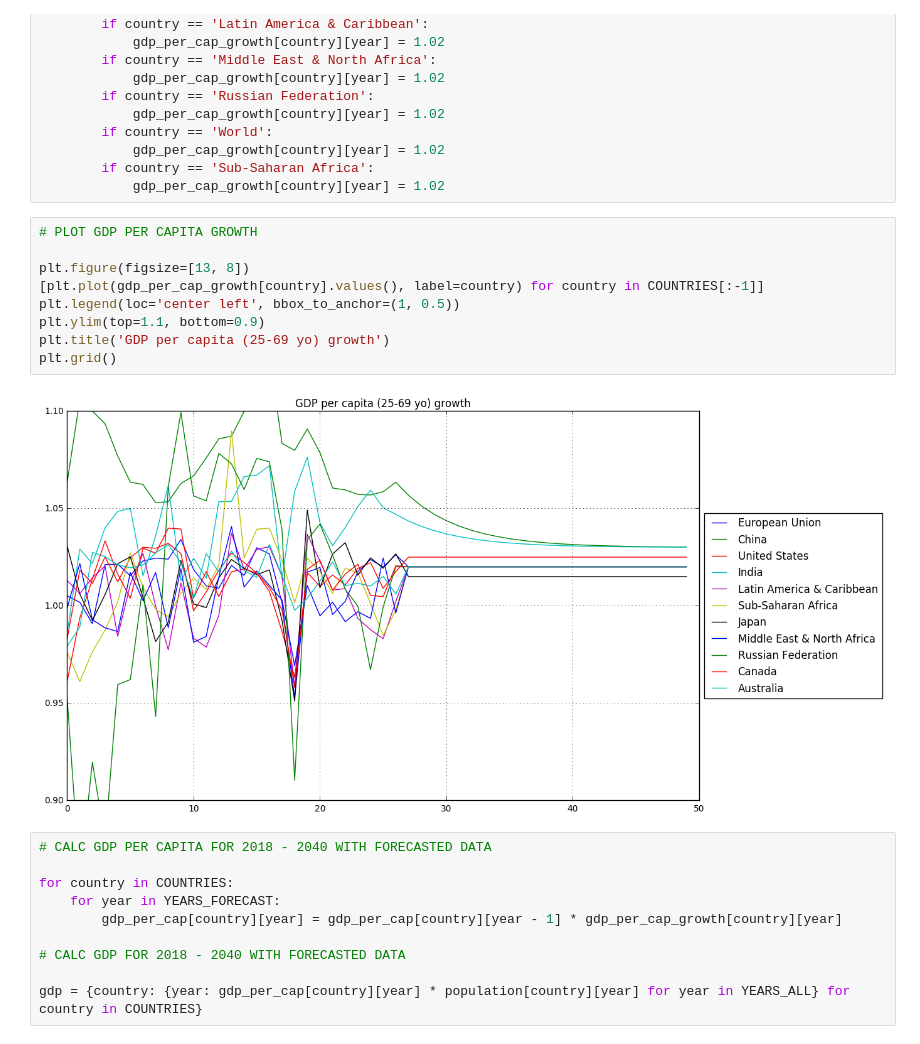
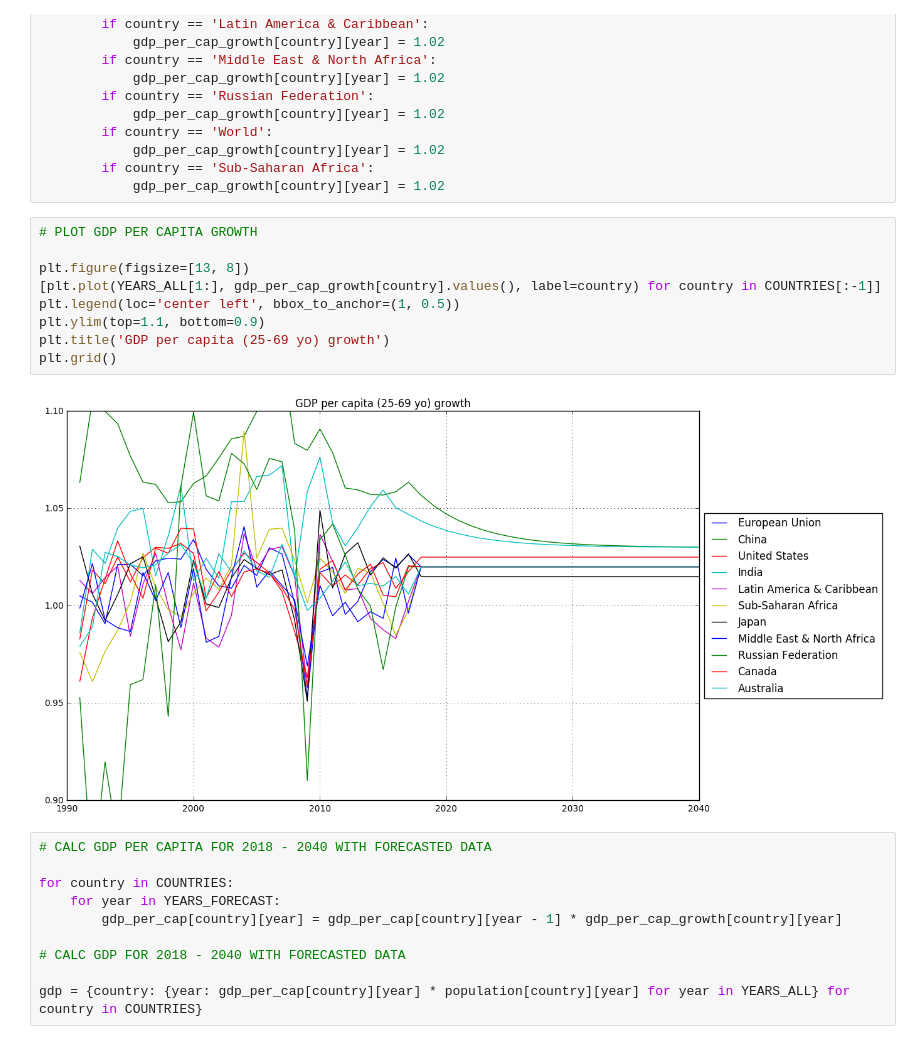
Before and after one commit to plaksivayatryapka/gdp_future, a Jupyter notebook: future.ipynb, the cells around one changed output. Drawn from its saved outputs; the diff is of its cells as text.

```diff
--- a/future.ipynb
+++ b/future.ipynb
@@ -105,14 +114,14 @@ for country in COUNTRIES:
 # %%
 # PLOT GDP PER CAPITA GROWTH
 
 plt.figure(figsize=[13, 8])
-[plt.plot(gdp_per_cap_growth[country].values(), label=country) for country in COUNTRIES[:-1]]
+[plt.plot(YEARS_ALL[1:], gdp_per_cap_growth[country].values(), label=country) for country in COUNTRIES[:-1]]
 plt.legend(loc='center left', bbox_to_anchor=(1, 0.5))
 plt.ylim(top=1.1, bottom=0.9)
 plt.title('GDP per capita (25-69 yo) growth')
 plt.grid()
 # %% [output]
-[figure, old version]
+[figure, new version]
 # %%
 # CALC GDP PER CAPITA FOR 2018 - 2040 WITH FORECASTED DATA
 
```
Also changed, not shown: parts of 5 cells of this notebook.
